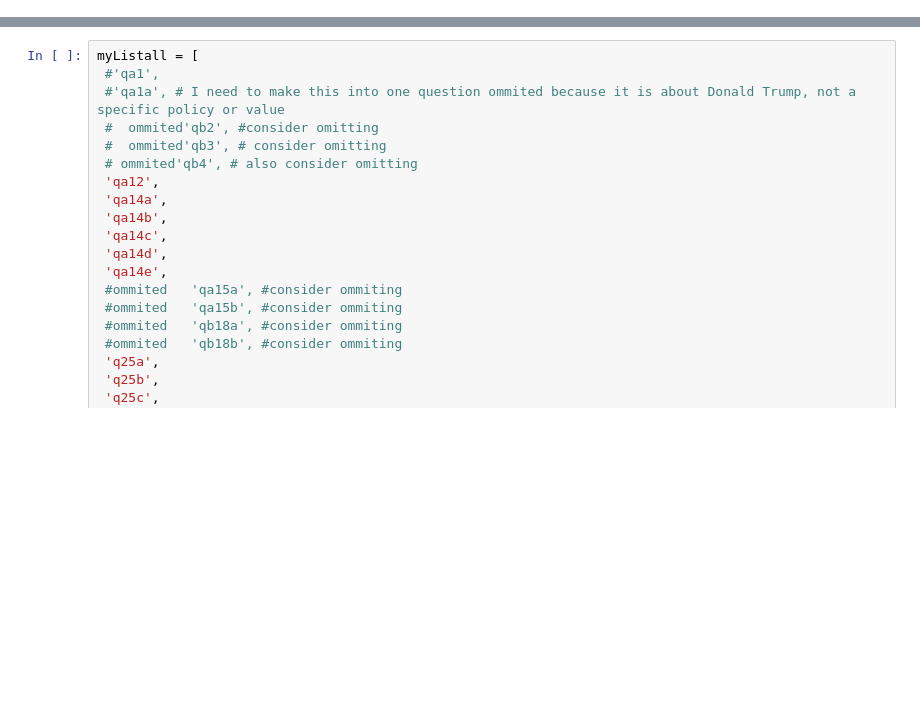
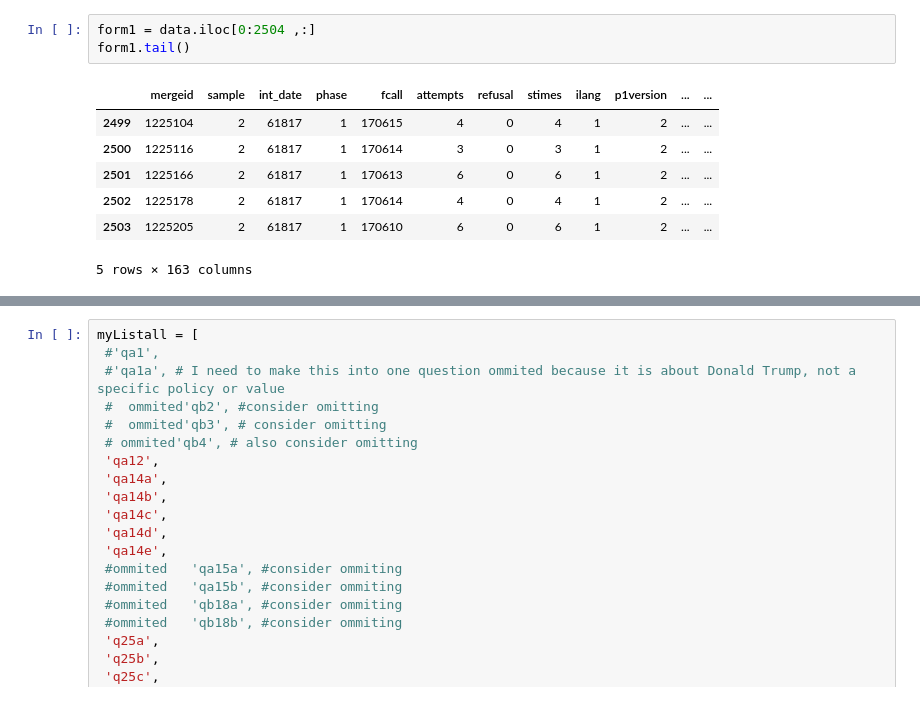
Before and after one commit to taylor-rao/unsupervised, a Jupyter notebook: unsupervised.ipynb, the cells around one changed output, grey strips where cells are left out. Saved outputs shown, nothing was run; the diff lists cells and outputs as text; blank space fills up the shorter version.

Commit message:
version 3

```diff
--- a/unsupervised.ipynb
+++ b/unsupervised.ipynb
@@ -15,2 +36,13 @@ FileNotFoundError: [Errno 2] No such file or directory: 'typology.xlsx'
+# %%
+form1 = data.iloc[0:2504 ,:]
+form1.tail()
+# %% [output]
+|  | mergeid | sample | int_date | phase | fcall | attempts | refusal | stimes | ilang | p1version | ... | ... |
+| 2499 | 1225104 | 2 | 61817 | 1 | 170615 | 4 | 0 | 4 | 1 | 2 | ... | ... |
+| 2500 | 1225116 | 2 | 61817 | 1 | 170614 | 3 | 0 | 3 | 1 | 2 | ... | ... |
+| 2501 | 1225166 | 2 | 61817 | 1 | 170613 | 6 | 0 | 6 | 1 | 2 | ... | ... |
+| 2502 | 1225178 | 2 | 61817 | 1 | 170614 | 4 | 0 | 4 | 1 | 2 | ... | ... |
+| 2503 | 1225205 | 2 | 61817 | 1 | 170610 | 6 | 0 | 6 | 1 | 2 | ... | ... |
+5 rows × 163 columns
 # %%
 #The next step is to remove questions that aren't super relevant to political opinion
```
Also changed, not shown: parts of 18 cells of this notebook.
